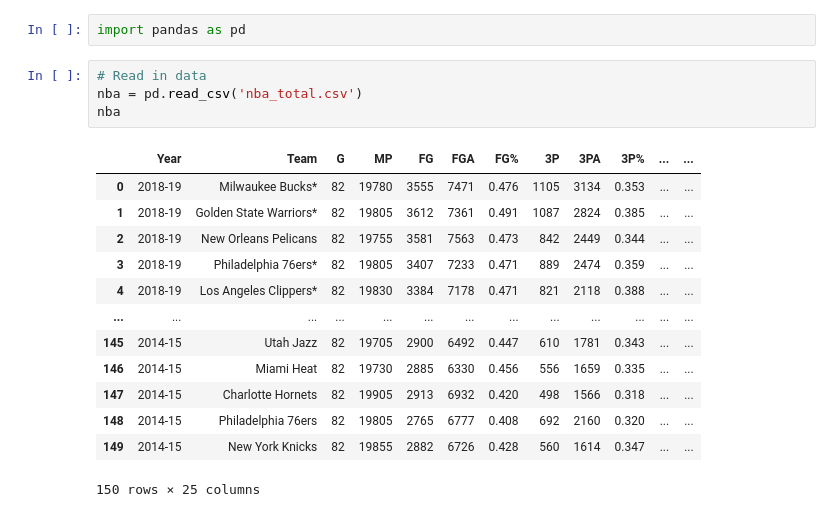
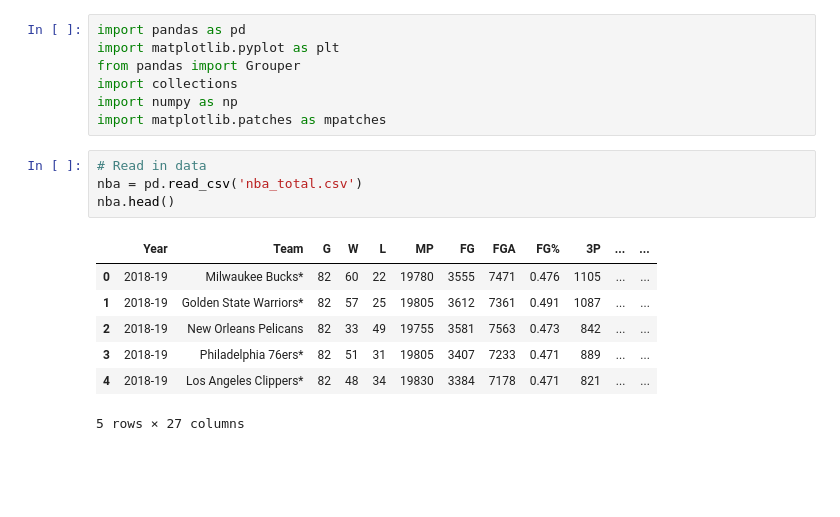
Before and after one commit to holdenbridge/CS5010-FinalProject, a Jupyter notebook: Bridge_Daga_Hu_Project.ipynb, the cells around one changed output. Drawn from its saved outputs; the diff is of its cells as text; blank space fills up the shorter version.

```diff
--- a/Bridge_Daga_Hu_Project.ipynb
+++ b/Bridge_Daga_Hu_Project.ipynb
@@ -1,20 +1,19 @@
-# %%
-import pandas as pd
+# %%
+import pandas as pd
+import matplotlib.pyplot as plt
+from pandas import Grouper
+import collections
+import numpy as np
+import matplotlib.patches as mpatches
 # %%
 # Read in data
 nba = pd.read_csv('nba_total.csv')
-nba
+nba.head()
 # %% [output]
-|  | Year | Team | G | MP | FG | FGA | FG% | 3P | 3PA | 3P% | ... | ... |
-| 0 | 2018-19 | Milwaukee Bucks* | 82 | 19780 | 3555 | 7471 | 0.476 | 1105 | 3134 | 0.353 | ... | ... |
-| 1 | 2018-19 | Golden State Warriors* | 82 | 19805 | 3612 | 7361 | 0.491 | 1087 | 2824 | 0.385 | ... | ... |
-| 2 | 2018-19 | New Orleans Pelicans | 82 | 19755 | 3581 | 7563 | 0.473 | 842 | 2449 | 0.344 | ... | ... |
-| 3 | 2018-19 | Philadelphia 76ers* | 82 | 19805 | 3407 | 7233 | 0.471 | 889 | 2474 | 0.359 | ... | ... |
-| 4 | 2018-19 | Los Angeles Clippers* | 82 | 19830 | 3384 | 7178 | 0.471 | 821 | 2118 | 0.388 | ... | ... |
-| ... | ... | ... | ... | ... | ... | ... | ... | ... | ... | ... | ... | ... |
-| 145 | 2014-15 | Utah Jazz | 82 | 19705 | 2900 | 6492 | 0.447 | 610 | 1781 | 0.343 | ... | ... |
-| 146 | 2014-15 | Miami Heat | 82 | 19730 | 2885 | 6330 | 0.456 | 556 | 1659 | 0.335 | ... | ... |
-| 147 | 2014-15 | Charlotte Hornets | 82 | 19905 | 2913 | 6932 | 0.420 | 498 | 1566 | 0.318 | ... | ... |
-| 148 | 2014-15 | Philadelphia 76ers | 82 | 19805 | 2765 | 6777 | 0.408 | 692 | 2160 | 0.320 | ... | ... |
-| 149 | 2014-15 | New York Knicks | 82 | 19855 | 2882 | 6726 | 0.428 | 560 | 1614 | 0.347 | ... | ... |
+|  | Year | Team | G | W | L | MP | FG | FGA | FG% | 3P | ... | ... |
+| 0 | 2018-19 | Milwaukee Bucks* | 82 | 60 | 22 | 19780 | 3555 | 7471 | 0.476 | 1105 | ... | ... |
+| 1 | 2018-19 | Golden State Warriors* | 82 | 57 | 25 | 19805 | 3612 | 7361 | 0.491 | 1087 | ... | ... |
+| 2 | 2018-19 | New Orleans Pelicans | 82 | 33 | 49 | 19755 | 3581 | 7563 | 0.473 | 842 | ... | ... |
+| 3 | 2018-19 | Philadelphia 76ers* | 82 | 51 | 31 | 19805 | 3407 | 7233 | 0.471 | 889 | ... | ... |
+| 4 | 2018-19 | Los Angeles Clippers* | 82 | 48 | 34 | 19830 | 3384 | 7178 | 0.471 | 821 | ... | ... |
-150 rows × 25 columns
+5 rows × 27 columns
```
Also changed, not shown: parts of 9 cells of this notebook.
